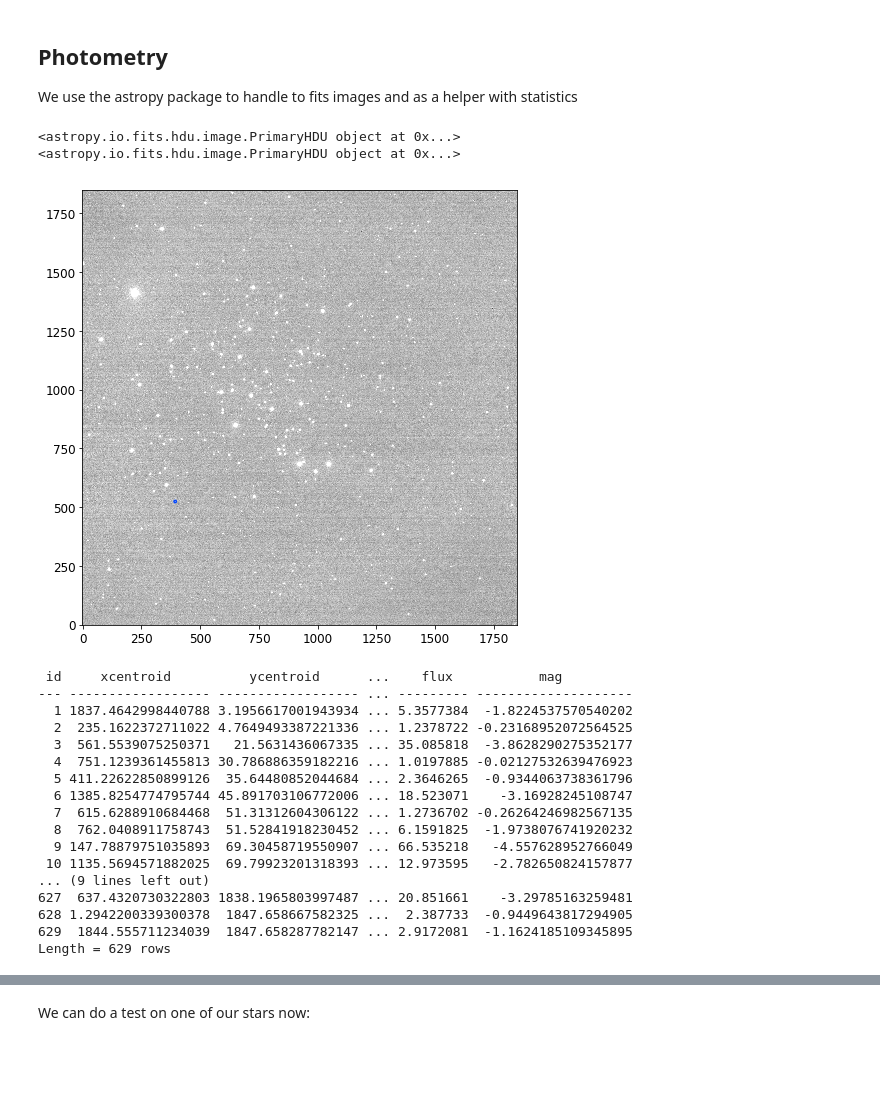
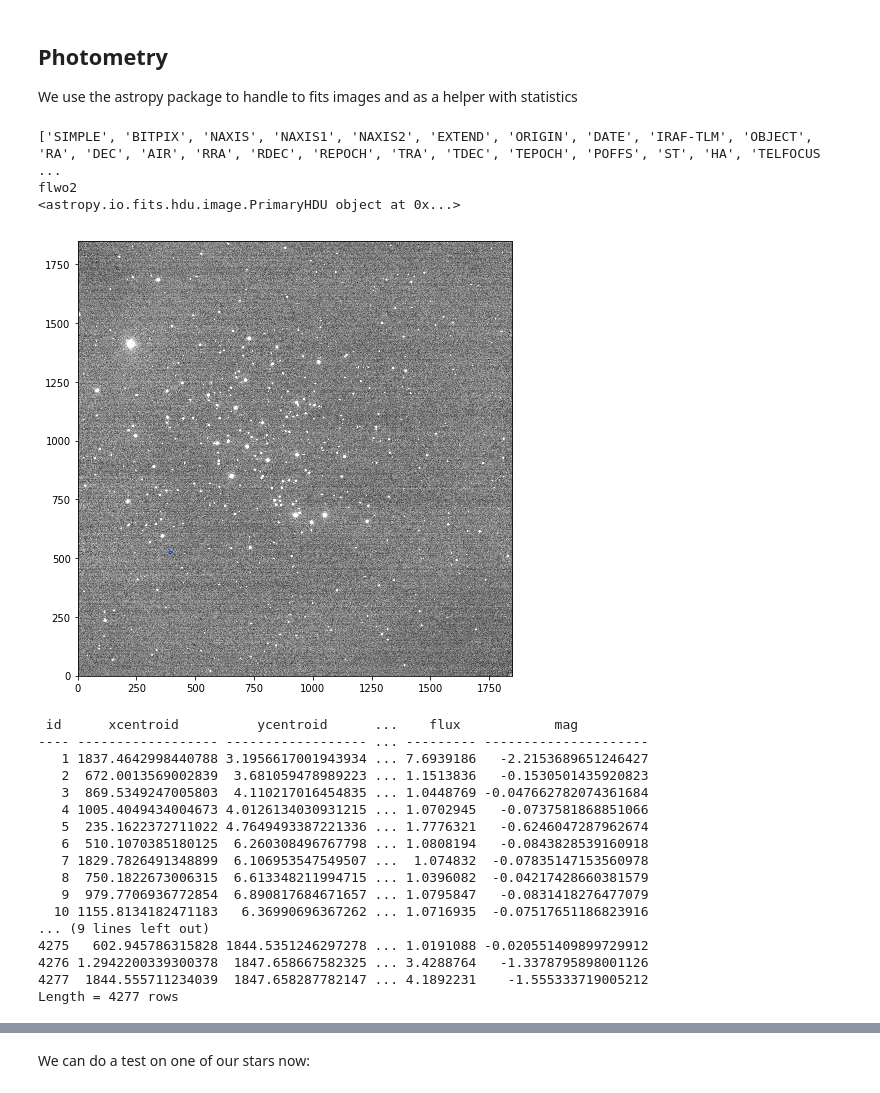
Before and after one commit to thyme4soup/A100HRDiagrams, a Jupyter notebook: HR Diagram Derivation.ipynb, the cells around one changed output, grey strips where cells are left out. Cells and saved outputs as stored; diff of their text form; code cells hidden in the pictures; blank space fills up the shorter version.

```diff
--- a/HR Diagram Derivation.ipynb
+++ b/HR Diagram Derivation.ipynb
@@ -58,52 +48,54 @@ fits_dict = {
 # %%
 # Open an image
 filename = fits_dict['2sV']
 hdulist  = fits.open(filename)
-print(hdulist[0])
+print(list(hdulist[0].header.keys()))
+print(hdulist[0].header['SITENAME'])
 img1 = hdulist[0].data[100:-100,100:-100]
 
 # Open an image
 filename = fits_dict['2sB']
 hdulist  = fits.open(filename)
 print(hdulist[0])
 img2 = hdulist[0].data[100:-100,100:-100]
 
 # Calculate the mean, median, and standard deviation of the data in the image.
-mean, median, std = astats.sigma_clipped_stats(img, sigma=3.0, maxiters=5)
+mean, median, std = astats.sigma_clipped_stats(img1, sigma=3.0, maxiters=5)
 
 apertures = CircularAperture(([394], [524]), r=5.)
 
 # Plot the image
 plt.figure(figsize=(10,8))
 plt.imshow(img1, vmin=median-6.0*std, vmax=median+6.0*std, cmap='gray', origin='lower')
 apertures.plot(color='#0547f9', lw=1.5)
 plt.show()
 # %% [output]
+['SIMPLE', 'BITPIX', 'NAXIS', 'NAXIS1', 'NAXIS2', 'EXTEND', 'ORIGIN', 'DATE', 'IRAF-TLM', 'OBJECT', 'RA', 'DEC', 'AIR', 'RRA', 'RDEC', 'REPOCH', 'TRA', 'TDEC', 'TEPOCH', 'POFFS', 'ST', 'HA', 'TELFOCUS ...
+flwo2
 <astropy.io.fits.hdu.image.PrimaryHDU object at 0x...>
-<astropy.io.fits.hdu.image.PrimaryHDU object at 0x...>
-[figure, old version]
+[figure, new version]
 # %%
-std = astats.mad_std(img)
+std = astats.mad_std(img1)
 tbl = DAOStarFinder(threshold = 3. * std, fwhm = 2.5).find_stars(img1)
 tbl['flux'].info.format = '%.8g'  # for consistent table output
 print(tbl)
 # %% [output]
- id     xcentroid          ycentroid      ...    flux           mag
---- ------------------ ------------------ ... --------- --------------------
-  1 1837.4642998440788 3.1956617001943934 ... 5.3577384  -1.8224537570540202
-  2  235.1622372711022 4.7649493387221336 ... 1.2378722 -0.23168952072564525
-  3  561.5539075250371   21.5631436067335 ... 35.085818  -3.8628290275352177
-  4  751.1239361455813 30.786886359182216 ... 1.0197885 -0.02127532639476923
-  5 411.22622850899126  35.64480852044684 ... 2.3646265  -0.9344063738361796
-  6 1385.8254774795744 45.891703106772006 ... 18.523071    -3.16928245108747
-  7  615.6288910684468  51.31312604306122 ... 1.2736702 -0.26264246982567135
-  8  762.0408911758743  51.52841918230452 ... 6.1591825  -1.9738076741920232
-  9 147.78879751035893  69.30458719550907 ... 66.535218   -4.557628952766049
- 10 1135.5694571882025  69.79923201318393 ... 12.973595   -2.782650824157877
+ id      xcentroid          ycentroid      ...    flux            mag
+---- ------------------ ------------------ ... --------- ---------------------
+   1 1837.4642998440788 3.1956617001943934 ... 7.6939186   -2.2153689651246427
+   2  672.0013569002839  3.681059478989223 ... 1.1513836   -0.1530501435920823
+   3  869.5349247005803  4.110217016454835 ... 1.0448769 -0.047662782074361684
+   4 1005.4049434004673 4.0126134030931215 ... 1.0702945   -0.0737581868851066
+   5  235.1622372711022 4.7649493387221336 ... 1.7776321   -0.6246047287962674
+   6  510.1070385180125  6.260308496767798 ... 1.0808194   -0.0843828539160918
+   7 1829.7826491348899  6.106953547549507 ...  1.074832  -0.07835147153560978
+   8  750.1822673006315  6.613348211994715 ... 1.0396082  -0.04217428660381579
+   9  979.7706936772854  6.890817684671657 ... 1.0795847   -0.0831418276477079
+  10 1155.8134182471183   6.36990696367262 ... 1.0716935  -0.07517651186823916
 ... (9 lines left out)
-627  637.4320730322803 1838.1965803997487 ... 20.851661    -3.29785163259481
-628 1.2942200339300378  1847.658667582325 ...  2.387733  -0.9449643817294905
-629  1844.555711234039  1847.658287782147 ... 2.9172081  -1.1624185109345895
-Length = 629 rows
+4275   602.945786315828 1844.5351246297278 ... 1.0191088 -0.020551409899729912
+4276 1.2942200339300378  1847.658667582325 ... 3.4288764   -1.3378795898001126
+4277  1844.555711234039  1847.658287782147 ... 4.1892231    -1.555333719005212
+Length = 4277 rows
 # %%
 
```
Also changed, not shown: parts of 33 cells of this notebook.
